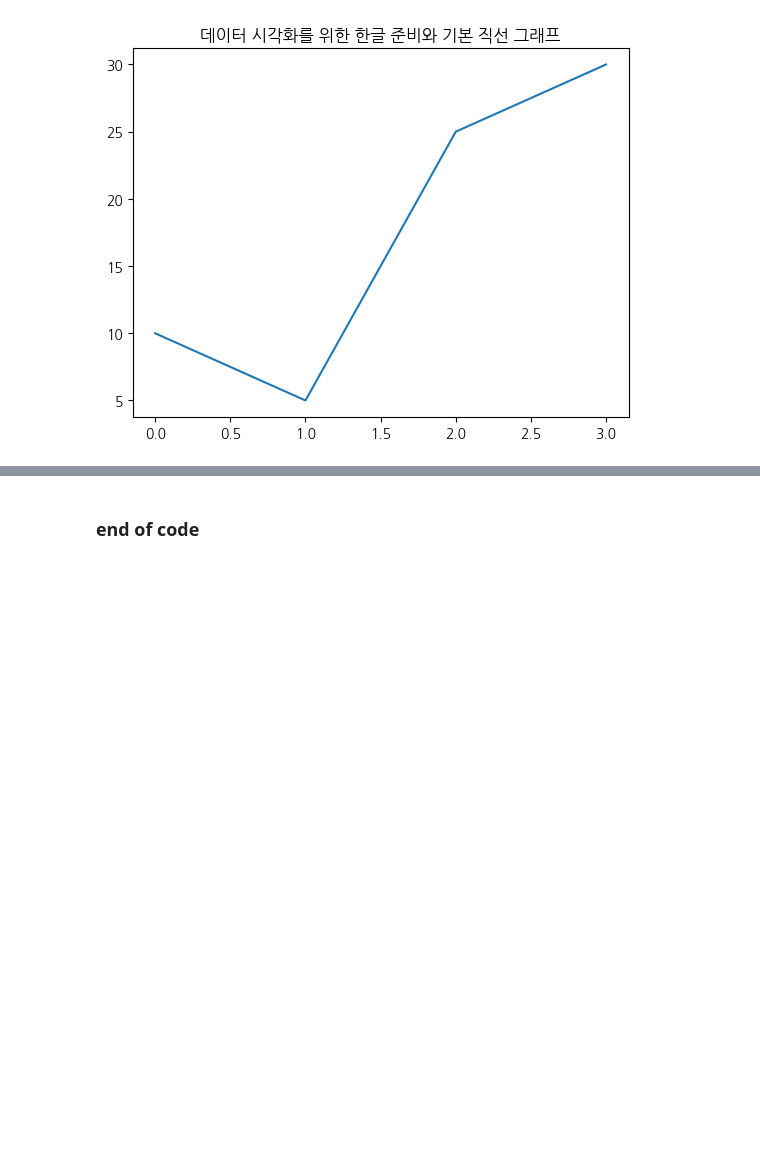
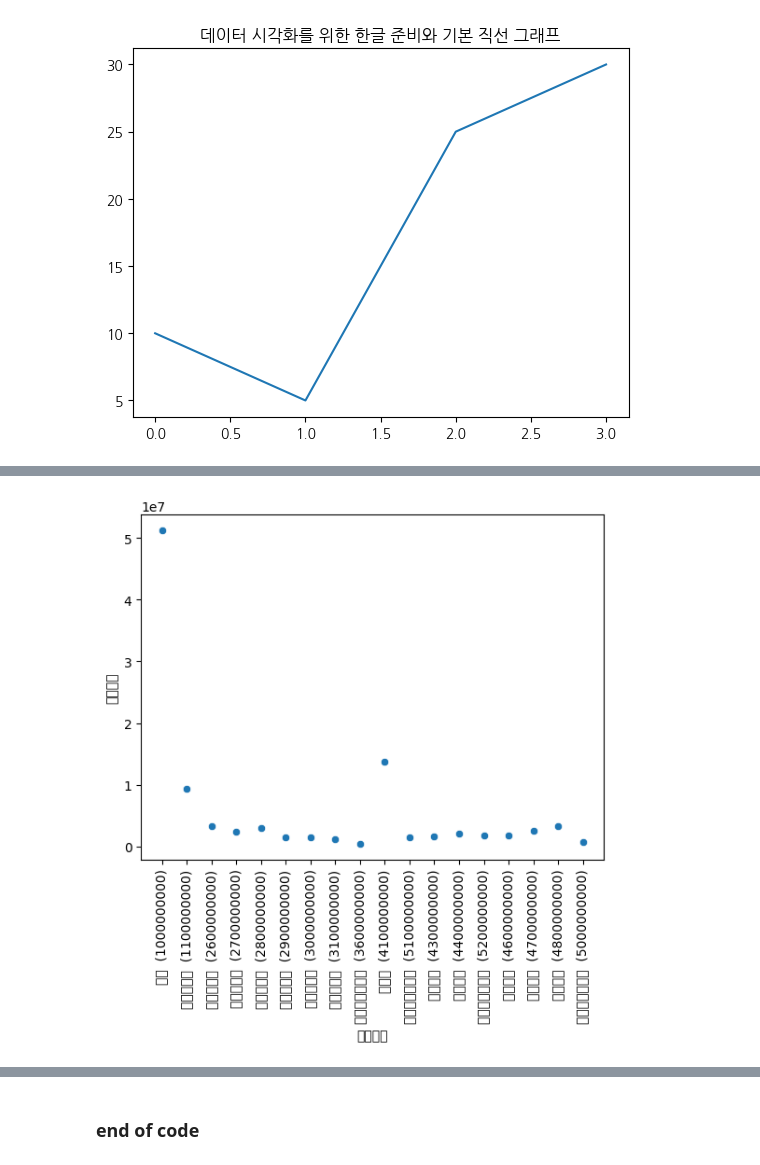
Before and after one commit to Jaeeik-Lee/2024-intro-DA-code, a Jupyter notebook: w01_intro_DA_for_jupyter_colab.ipynb, the cells around one changed output, grey strips where cells are left out. Drawn from its saved outputs; the diff is of its cells as text; code cells hidden in the pictures; blank space fills up the shorter version.

```diff
--- a/w01_intro_DA_for_jupyter_colab.ipynb
+++ b/w01_intro_DA_for_jupyter_colab.ipynb
@@ -49,3 +49,8 @@ plt.plot([0, 1, 2, 3],[10, 5, 25, 30])
 plt.show()
 # %% [output]
 [figure]
+# %%
+import pandas as pd
+
+pop = pd.read_csv("202311popmonth.csv", encoding='cp949', index_col=0, thousands=',')
+pop
@@ -51,0 +76,3 @@ plt.show()
+# %%
+pop.columns = ['총인구수', '세대수', '세대당인구', '남자인구수', '여자인구수', '남여비율']
+pop.head()
@@ -51,0 +87,9 @@ plt.show()
+# %%
+import matplotlib.pyplot as plt
+import seaborn as sns
+
+sns.scatterplot(pop['총인구수'])
+plt.xticks(rotation=90)
+plt.show()
+# %% [output]
+[figure, added]
```
Also changed, not shown: parts of 4 cells of this notebook.
